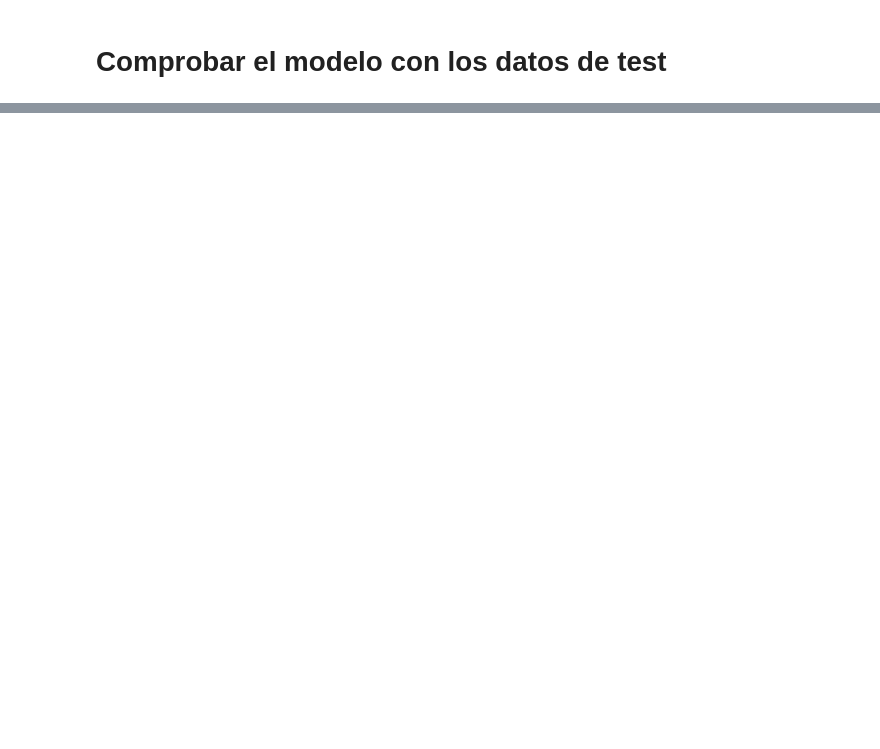
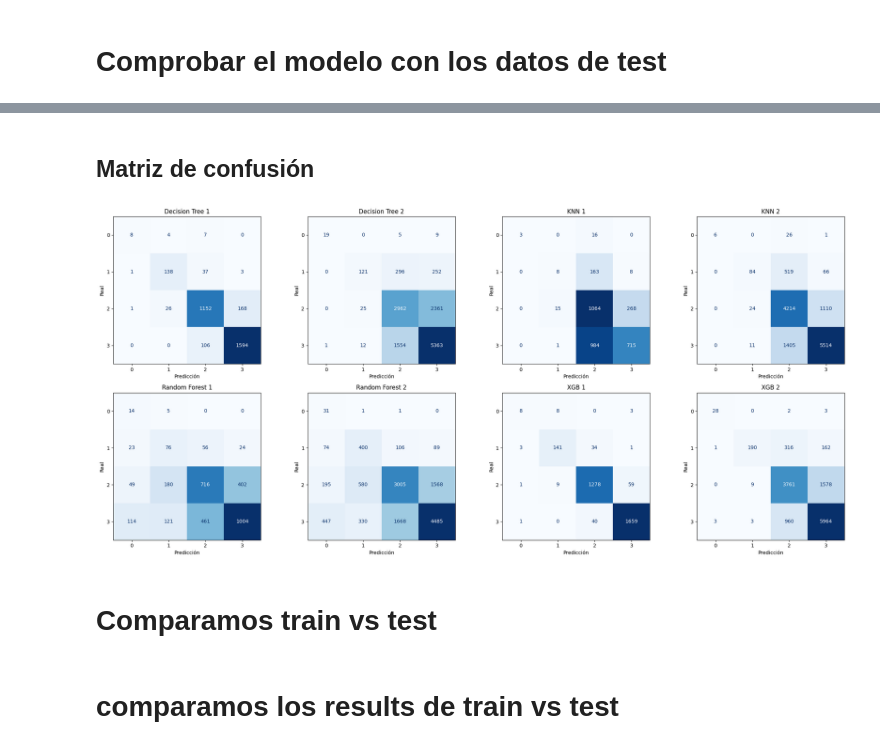
Before and after one commit to OlimpiaGarcia/Book_algorithm, a Jupyter notebook: Model_1.ipynb, the cells around one changed output, grey strips where cells are left out. Drawn from its saved outputs; the diff is of its cells as text; code cells hidden in the pictures; blank space fills up the shorter version.

Commit message:
Feat: Finish implementation and evaluation of models

```diff
--- a/Model_1.ipynb
+++ b/Model_1.ipynb
@@ -785,0 +918,6 @@ Name: count, dtype: int64
+# %%
+# modelo 1
+y_pred1 = modelo_xgb.predict(X_T)
+
+# modelo 2
+y_pred2 = modelo_xgb2.predict(X1_T)
@@ -785,0 +926,3 @@ Name: count, dtype: int64
+# %%
+# modelo 1
+xgb1_test = evaluar_modelo(y_T, y_pred1)
@@ -785,0 +938,3 @@ Name: count, dtype: int64
+# %%
+# modelo 2
+xgb2_test = evaluar_modelo(y1_T, y_pred2)
@@ -785,0 +981,19 @@ Name: count, dtype: int64
+# %% [markdown]
+## Matriz de confusión
+# %%
+# Lista de confussion matrix  de los resultados
+cm_list_test = [
+  decision_tree1_test[3], decision_tree2_test[3],
+  knn1_test[3], knn2_test[3],
+  random_forest1_test[3], random_forest2_test[3],
+  xgb1_test[3], xgb2_test[3]
+]
+# %%
+# Llamar la función para mostrar las matrices
+plot_confusion_matrices(cm_list_test, model_names)
+# %% [output]
+[figure, added]
+# %% [markdown]
+# Comparamos train vs test
+# %% [markdown]
+# comparamos los results de train vs test
```
Also changed, not shown: parts of 59 cells of this notebook.
